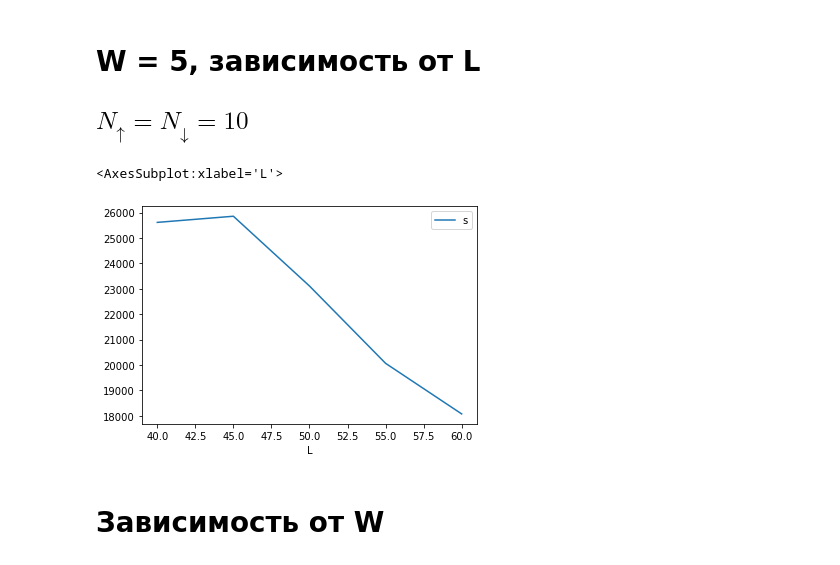
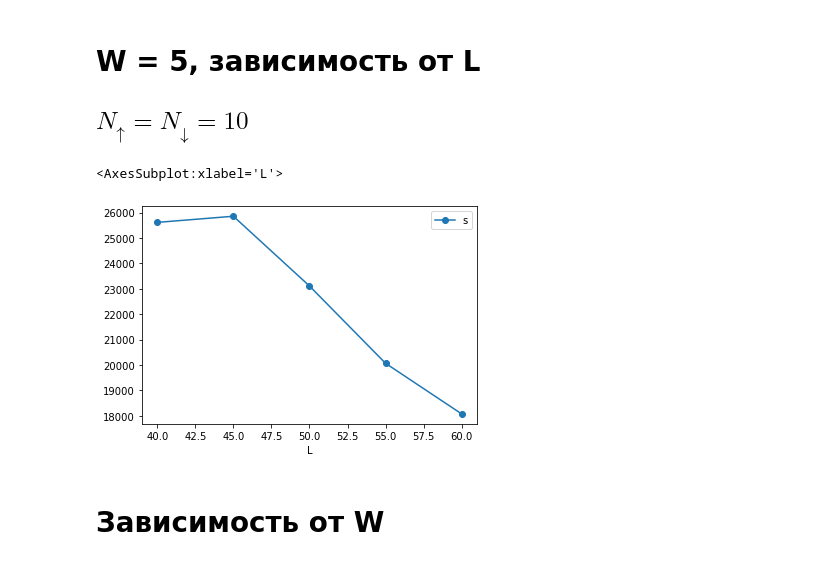
Before and after one commit to mindelly/diagrams2, a Jupyter notebook: time dependence/Зависимость от L.ipynb, the cells around one changed output. Saved outputs shown, nothing was run; the diff lists cells and outputs as text; code cells hidden in the pictures.

```diff
--- a/time dependence/Зависимость от L.ipynb
+++ b/time dependence/Зависимость от L.ipynb
@@ -77,15 +77,15 @@ df_w4[df_w4.L>=40].plot(x = 'L', y = 's')
 # %%
 lst = []
 with open('W5_energies_time.txt') as f:
     for i in f:
         lst.append(int(i) for i in re.findall(r'\d+',i)[-4:])
 df_w5 = pd.DataFrame(lst)
 df_w5.columns = ['ms', 's', 'W', 'L']
 
-df_w5[df_w5.L>=40].plot(x = 'L', y = 's')
+df_w5[df_w5.L>=40].plot(x = 'L', y = 's',style = 'o-')
 # %% [output]
 <AxesSubplot:xlabel='L'>
-[figure, old version]
+[figure, new version]
 # %% [markdown]
 # Зависимость от W
 # %%
```
Also changed, not shown: parts of 8 cells of this notebook.
